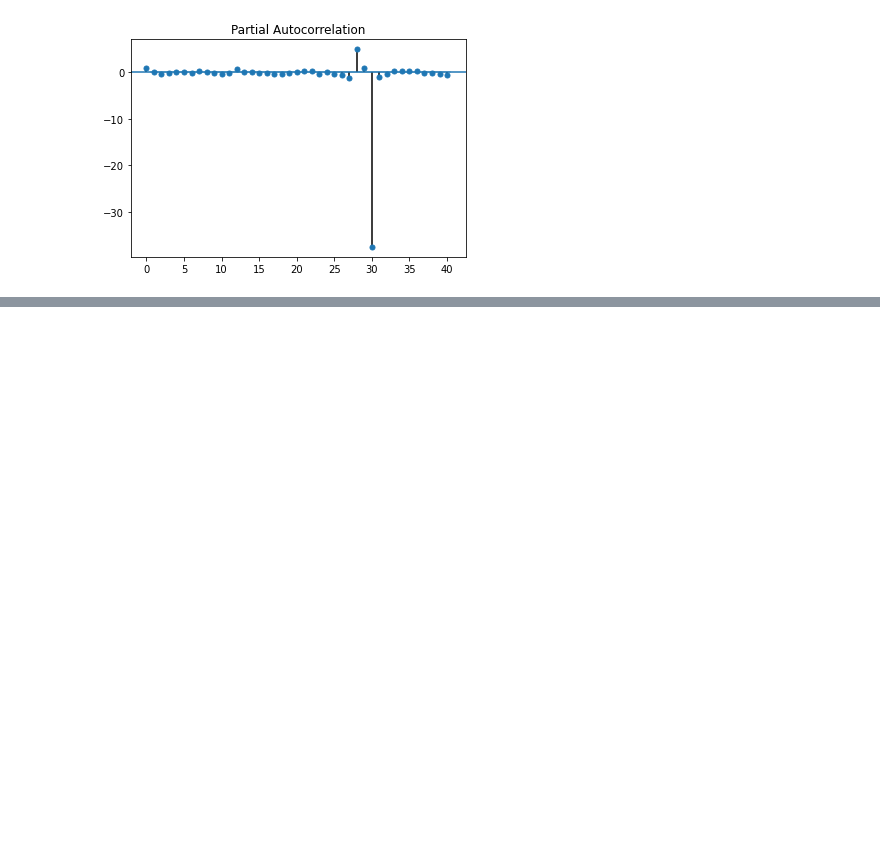
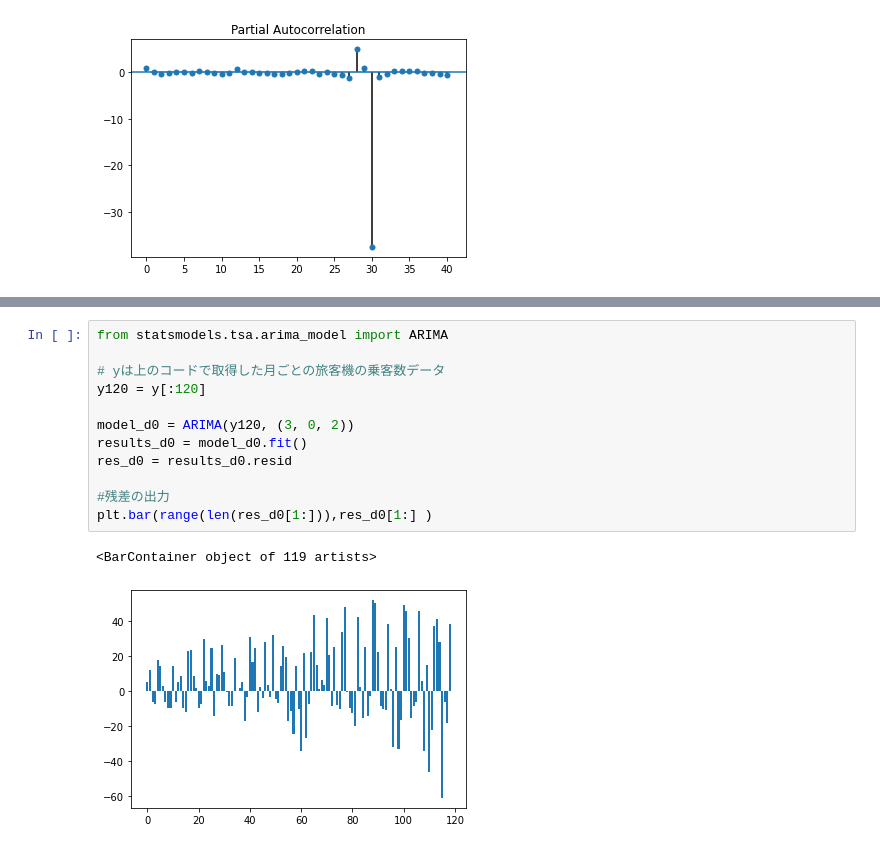
Before and after one commit to yujiimt/time_series, a Jupyter notebook: time_series_book/ARmodel.ipynb, the cells around one changed output, grey strips where cells are left out. Drawn from its saved outputs; the diff is of its cells as text; blank space fills up the shorter version.

```diff
--- a/time_series_book/ARmodel.ipynb
+++ b/time_series_book/ARmodel.ipynb
@@ -169,0 +201,15 @@ tsaplots.plot_pacf(res, lags=40)
+# %%
+from statsmodels.tsa.arima_model import ARIMA
+
+# yは上のコードで取得した月ごとの旅客機の乗客数データ
+y120 = y[:120]
+
+model_d0 = ARIMA(y120, (3, 0, 2))
+results_d0 = model_d0.fit()
+res_d0 = results_d0.resid
+
+#残差の出力
+plt.bar(range(len(res_d0[1:])),res_d0[1:] )
+# %% [output]
+<BarContainer object of 119 artists>
+[figure, added]
```
Also changed, not shown: parts of 13 cells of this notebook.
